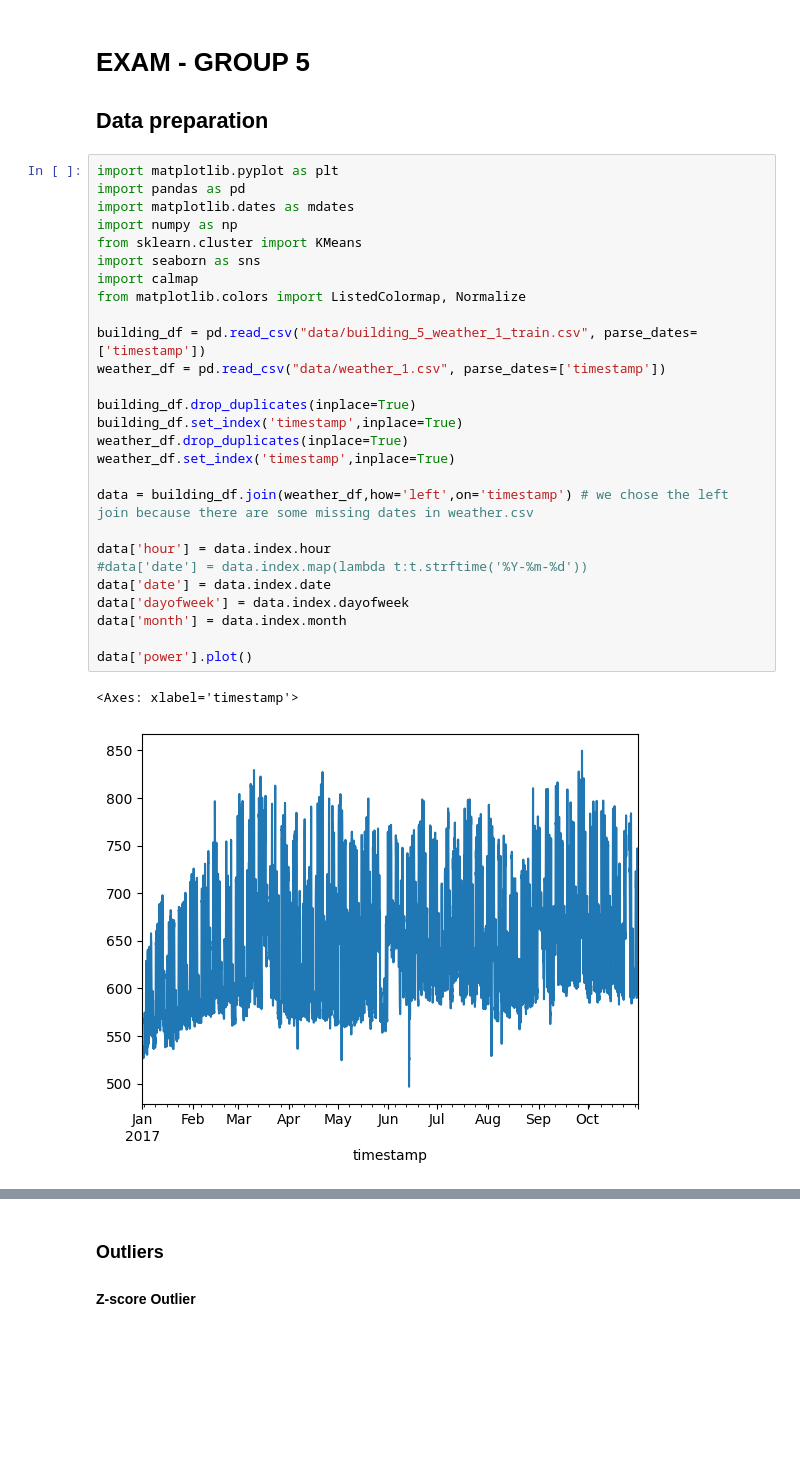
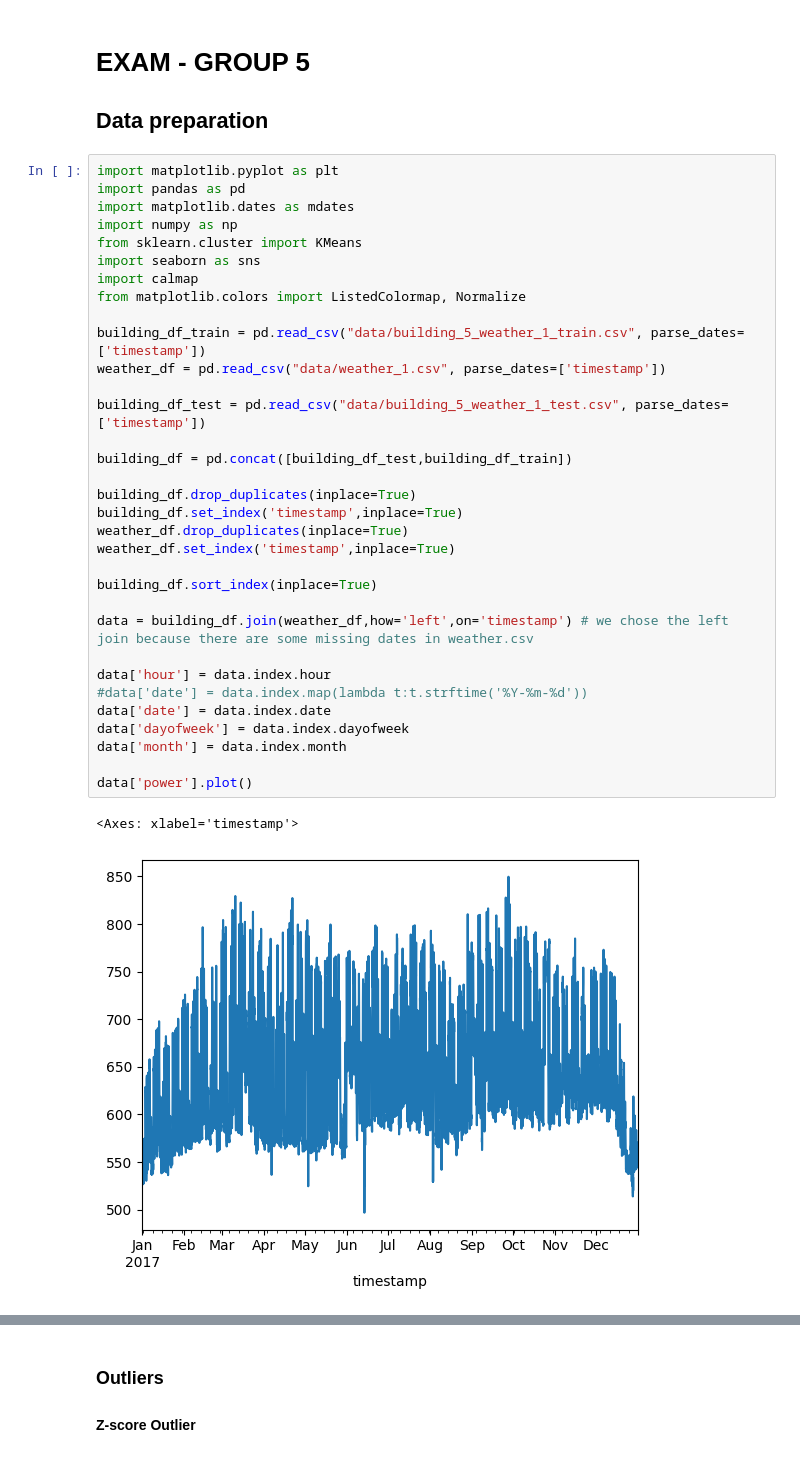
Before and after one commit to SimoneMicheli/dataScienceCourse-group5, a Jupyter notebook: solution.ipynb, the cells around one changed output, grey strips where cells are left out. Saved outputs shown, nothing was run; the diff lists cells and outputs as text; blank space fills up the shorter version.

```diff
--- a/solution.ipynb
+++ b/solution.ipynb
@@ -5,33 +5,39 @@
 # %%
 import matplotlib.pyplot as plt
 import pandas as pd
 import matplotlib.dates as mdates
 import numpy as np
 from sklearn.cluster import KMeans
 import seaborn as sns
 import calmap
 from matplotlib.colors import ListedColormap, Normalize
 
-building_df = pd.read_csv("data/building_5_weather_1_train.csv", parse_dates=['timestamp'])
+building_df_train = pd.read_csv("data/building_5_weather_1_train.csv", parse_dates=['timestamp'])
 weather_df = pd.read_csv("data/weather_1.csv", parse_dates=['timestamp'])
+
+building_df_test = pd.read_csv("data/building_5_weather_1_test.csv", parse_dates=['timestamp'])
+
+building_df = pd.concat([building_df_test,building_df_train])
 
 building_df.drop_duplicates(inplace=True)
 building_df.set_index('timestamp',inplace=True)
 weather_df.drop_duplicates(inplace=True)
 weather_df.set_index('timestamp',inplace=True)
+
+building_df.sort_index(inplace=True)
 
 data = building_df.join(weather_df,how='left',on='timestamp') # we chose the left join because there are some missing dates in weather.csv
 
 data['hour'] = data.index.hour
 #data['date'] = data.index.map(lambda t:t.strftime('%Y-%m-%d'))
 data['date'] = data.index.date
 data['dayofweek'] = data.index.dayofweek
 data['month'] = data.index.month
 
 data['power'].plot()
 # %% [output]
 <Axes: xlabel='timestamp'>
-[figure, old version]
+[figure, new version]
 # %%
 print(f'The dataset shape is:', data.shape)
 print(f'The training dataset covers a period between', min(data.index), 'and', max(data.index))
```
Also changed, not shown: parts of 7 cells of this notebook.
